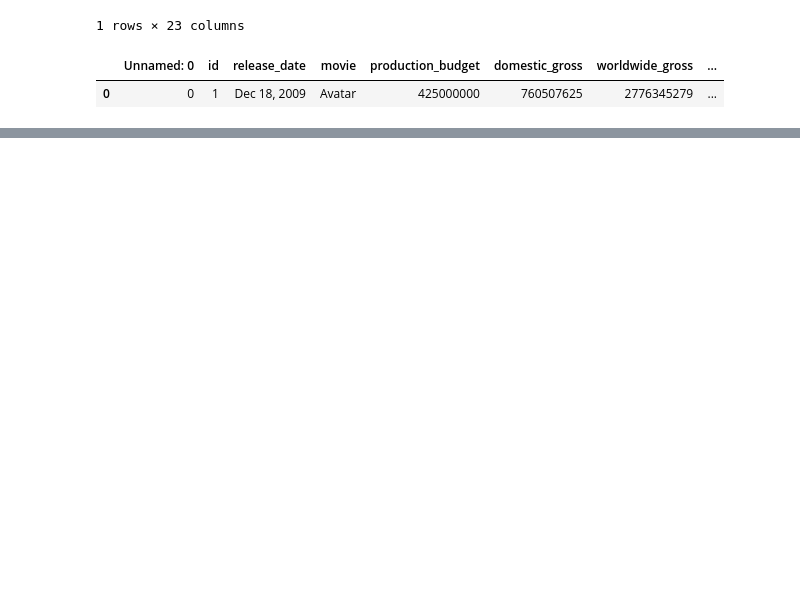
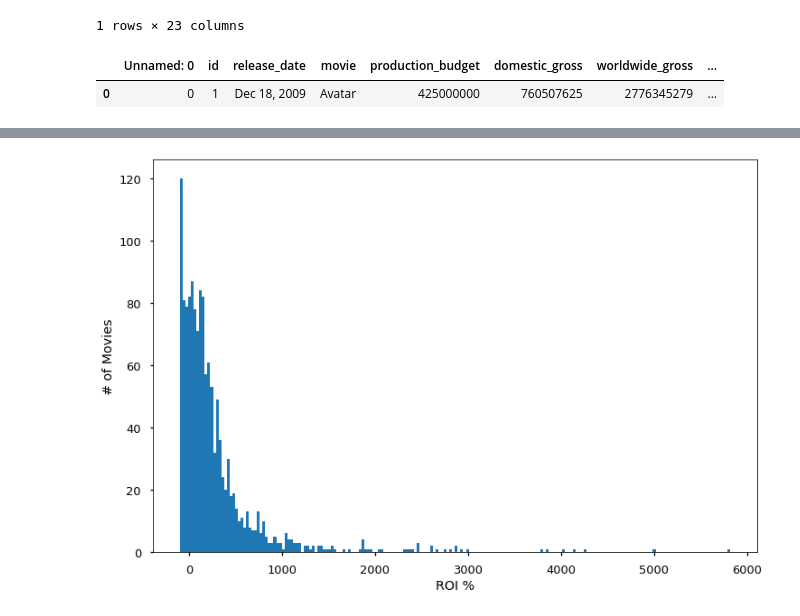
Before and after one commit to Nindorph/MovieAnalysis, a Jupyter notebook: profitability_join.ipynb, the cells around one changed output, grey strips where cells are left out. Drawn from its saved outputs; the diff is of its cells as text; code cells hidden in the pictures; blank space fills up the shorter version.

Commit message:
trim outliers from combined data

```diff
--- a/profitability_join.ipynb
+++ b/profitability_join.ipynb
@@ -58,3 +61,7 @@ imdb_combined = imdb_basics.merge(tn_df, how='inner', on='concat')
 
 # tn_star_wars = tn_df[tn_df['movie'].apply(lambda x: x.startswith('Star Wars'))]
 # imdb_star_wars = imdb_basics[imdb_basics['primary_title'].apply(lambda x: x.startswith('Star Wars'))]
+# %%
+# create a new column for ROI %, using gross & budget adjusted for inflation
+imdb_combined['ROI%_inf'] = (imdb_combined['worldwide_gross_inf']-imdb_combined['production_budget_inf'])\
+                             / imdb_combined['production_budget_inf'] * 100
@@ -61 +84,15 @@ imdb_combined = imdb_basics.merge(tn_df, how='inner', on='concat')
+# %%
+imdb_sort = imdb_combined.sort_values('ROI%_inf',ascending=True)
+imdb_sort = imdb_sort[:-2] # remove The Gallows (2015) and The Devil Inside (2012) because they are outliers
+# only films that have grossed at least $100K worldwide: less than that could just be limited runs
+imdb_sort = imdb_sort[imdb_sort['worldwide_gross_inf'] >= 100000]
+# %%
+plt.style.use('seaborn-talk')
+fig, ax = plt.subplots(figsize=[12,8])
+
+ax.hist(imdb_sort['ROI%_inf'], bins=200)
+ax.set_xlabel('ROI %')
+ax.set_ylabel('# of Movies');
+# %% [output]
+[figure, added]
 # %%
```
Also changed, not shown: parts of 4 cells of this notebook, 2 other files.
